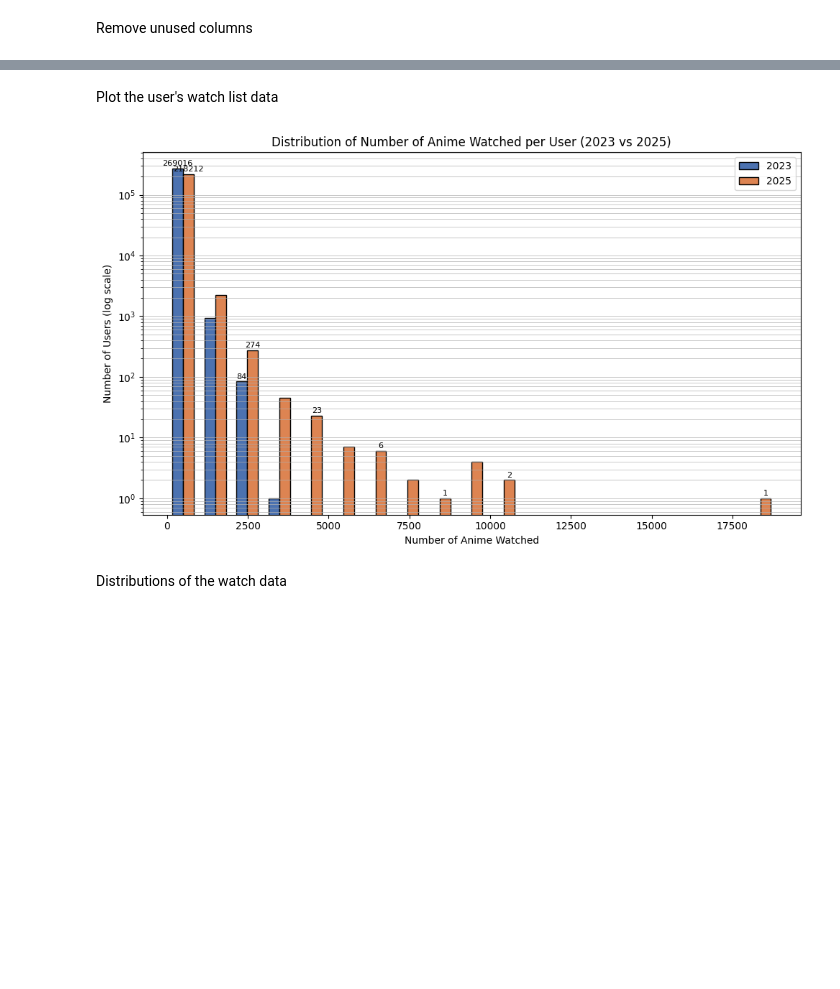
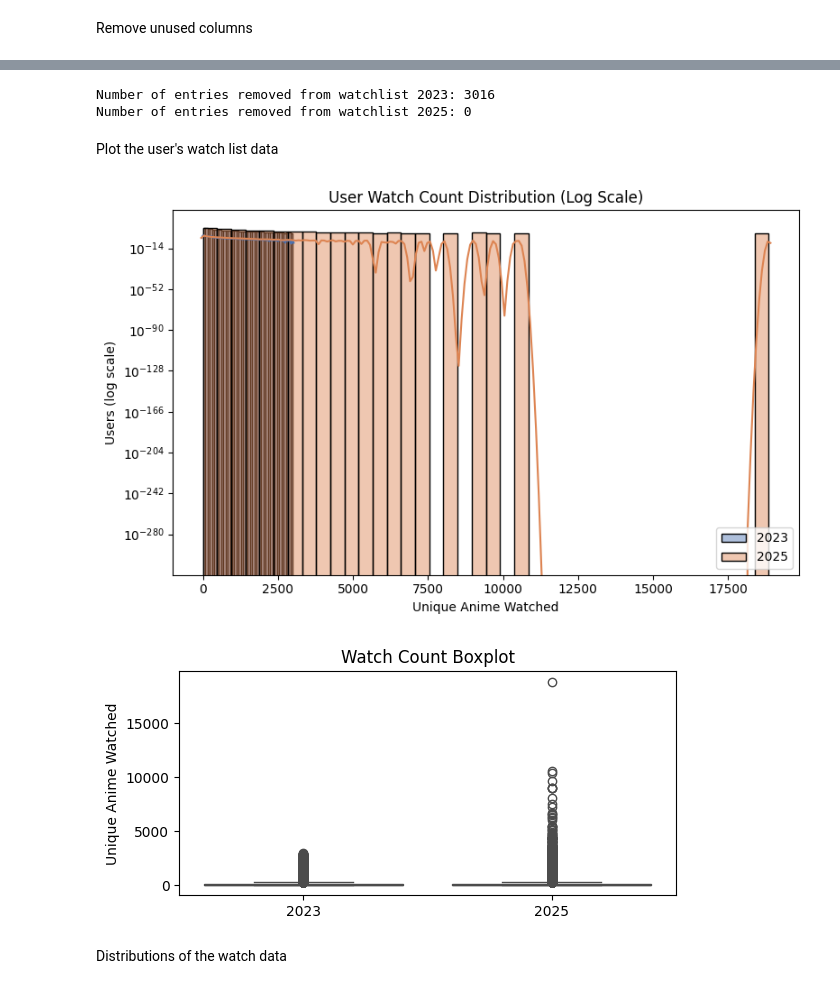
Before and after one commit to raahed/social-network-study-anime, a Jupyter notebook: notebook/preprocessed.ipynb, the cells around one changed output, grey strips where cells are left out. Drawn from its saved outputs; the diff is of its cells as text; code cells hidden in the pictures; blank space fills up the shorter version.

```diff
--- a/notebook/preprocessed.ipynb
+++ b/notebook/preprocessed.ipynb
@@ -45,2 +58,11 @@ watch_filtered_25 = filter_watch_data(watch_base_25)
+# %%
+watch_reduced_23 = watch_filtered_23[watch_filtered_23['anime_id'].isin(anime_filtered.index)]
+watch_reduced_25 = watch_filtered_25[watch_filtered_25['anime_id'].isin(anime_filtered.index)]
+
+print(f"Number of entries removed from watchlist 2023: {watch_filtered_23.shape[0] - watch_reduced_23.shape[0]}")
+print(f"Number of entries removed from watchlist 2025: {watch_filtered_25.shape[0] - watch_reduced_25.shape[0]}")
+# %% [output]
+Number of entries removed from watchlist 2023: 3016
+Number of entries removed from watchlist 2025: 0
 # %% [markdown]
 Plot the user's watch list data
@@ -50,49 +69,34 @@ watch_count_25 = watch_filtered_25.groupby('user_id')['anime_id'].nunique()
+# %%
+def calc_watch_counts(watch_df: pd.DataFrame) -> pd.Series:
+    """Calculate the number of unique anime watched per user."""
+    return watch_df.groupby('user_id')['anime_id'].nunique()
+# %%
+watch_count_23 = calc_watch_counts(watch_reduced_23)
+watch_count_25 = calc_watch_counts(watch_reduced_25)
 # %%
-# Compute histogram data for both years
-bins = np.linspace(
-    min(min(watch_count_23), min(watch_count_25)),
-    max(max(watch_count_23), max(watch_count_25)),
-    20
-)
-
-counts_23, _ = np.histogram(watch_count_23, bins=bins)
-counts_25, _ = np.histogram(watch_count_25, bins=bins)
-bin_centers = 0.5 * (bins[:-1] + bins[1:])
-
-# Plot combined histogram
-fig, ax = plt.subplots(figsize=(10, 6))
-
-bar_width = (bins[1] - bins[0]) / 3
-bar1 = ax.bar(bin_centers - bar_width/2, counts_23, width=bar_width,
-              label="2023", color="#4C72B0", edgecolor='black')
-bar2 = ax.bar(bin_centers + bar_width/2, counts_25, width=bar_width,
-              label="2025", color="#DD8452", edgecolor='black')
-
-# Log scale and horizontal grid lines
-ax.set_yscale('log')
-ax.yaxis.grid(True, which='both', linestyle='-', linewidth=0.7, alpha=0.7)
-ax.xaxis.grid(False)
-
-# Labels and title
-ax.set_title("Distribution of Number of Anime Watched per User (2023 vs 2025)")
-ax.set_xlabel("Number of Anime Watched")
-ax.set_ylabel("Number of Users (log scale)")
-ax.legend()
-
-# Add count labels on every second bar (only if count > 0)
-for i, (rect1, rect2) in enumerate(zip(bar1, bar2)):
-    if i % 2 == 0:
-        if rect1.get_height() > 0:
-            ax.text(rect1.get_x() + rect1.get_width()/2, rect1.get_height()*1.05,
-                    f"{int(rect1.get_height())}", ha='center', va='bottom', fontsize=8)
-        if rect2.get_height() > 0:
-            ax.text(rect2.get_x() + rect2.get_width()/2, rect2.get_height()*1.05,
-                    f"{int(rect2.get_height())}", ha='center', va='bottom', fontsize=8)
-
+plt.figure(figsize=(8,5))
+sns.histplot(watch_count_23, bins=40, color='#4C72B0', alpha=0.45, edgecolor='black', label='2023')
+sns.histplot(watch_count_25, bins=40, color='#DD8452', alpha=0.45, edgecolor='black', label='2025')
+sns.kdeplot(watch_count_23, color='#4C72B0')
+sns.kdeplot(watch_count_25, color='#DD8452')
+plt.yscale('log')
+plt.xlabel('Unique Anime Watched')
+plt.ylabel('Users (log scale)')
+plt.title('User Watch Count Distribution (Log Scale)')
+plt.legend()
 plt.tight_layout()
 plt.show()
+
+plt.figure(figsize=(6,3))
+sns.boxplot(data=[watch_count_23.values, watch_count_25.values], palette=['#4C72B0', '#DD8452'])
+plt.xticks([0,1], ['2023','2025'])
+plt.ylabel('Unique Anime Watched')
+plt.title('Watch Count Boxplot')
+plt.tight_layout()
+plt.show()
 # %% [output]
-[figure, old version]
+[figure, new version]
+[figure, added]
 # %% [markdown]
 Distributions of the watch data
 # %%
```
Also changed, not shown: parts of 23 cells of this notebook, 2 other files.
